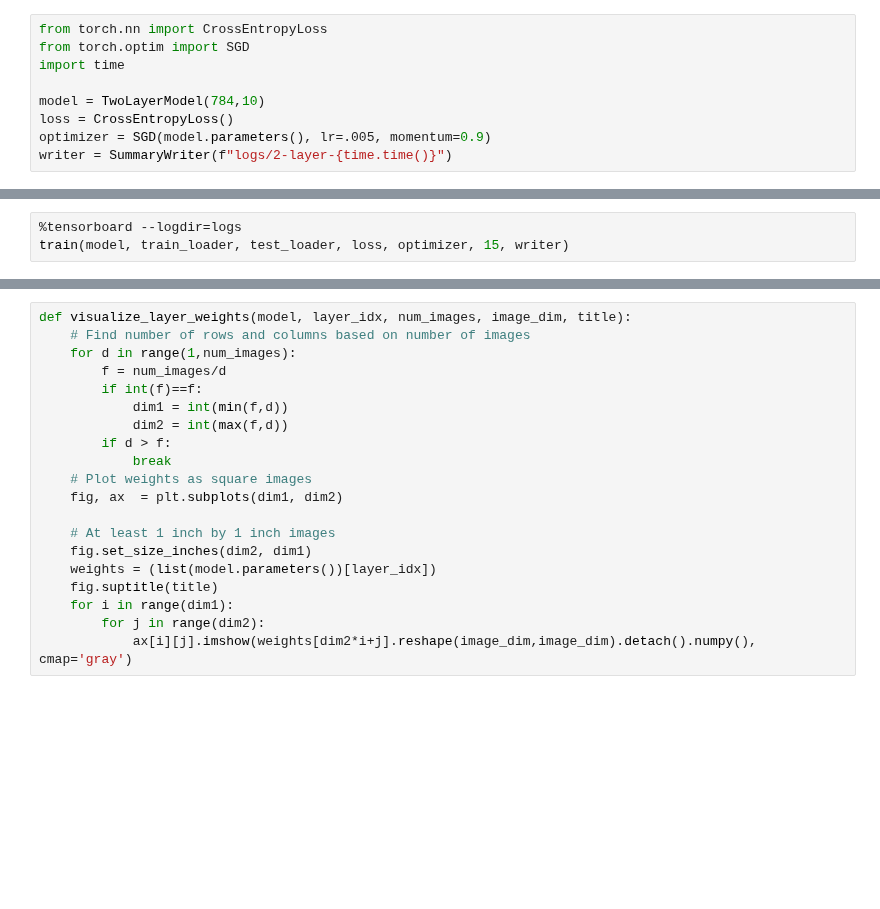
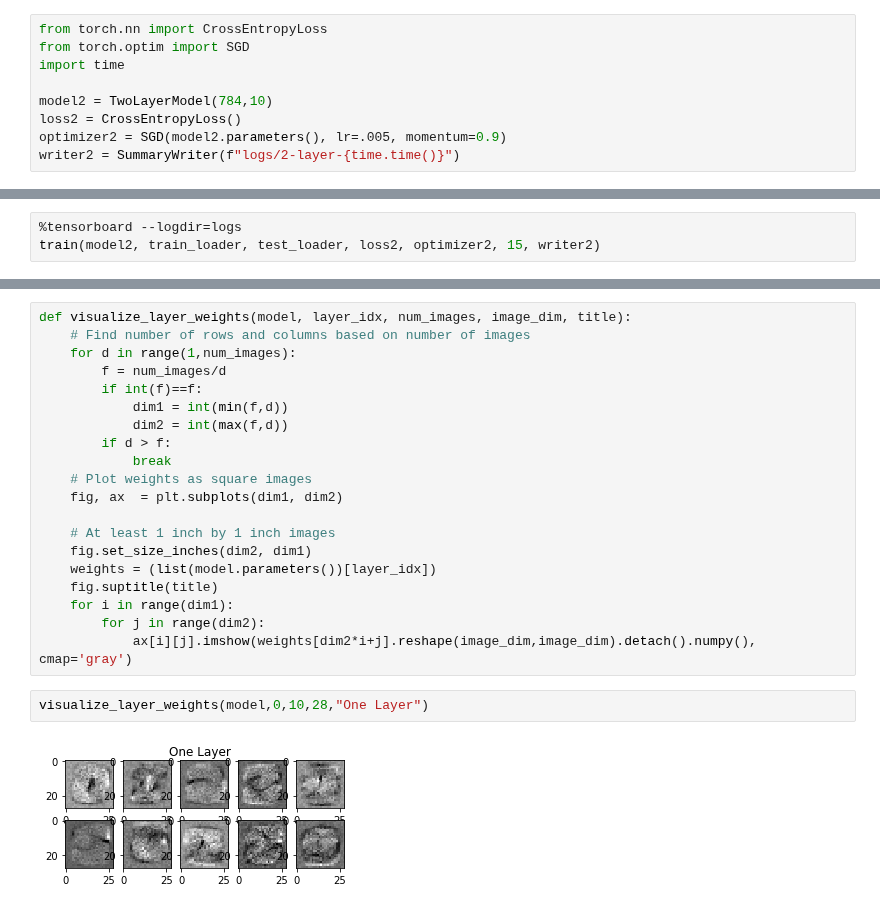
Before and after one commit to edgar971/cs-498-advanced-machine-learning, a Jupyter notebook: assignments/8-Artificial-Neural-Networks/hw.ipynb, the cells around one changed output, grey strips where cells are left out. Drawn from its saved outputs; the diff is of its cells as text; blank space fills up the shorter version.

```diff
--- a/assignments/8-Artificial-Neural-Networks/hw.ipynb
+++ b/assignments/8-Artificial-Neural-Networks/hw.ipynb
@@ -342,13 +342,13 @@ from torch.nn import CrossEntropyLoss
 from torch.optim import SGD
 import time
 
-model = TwoLayerModel(784,10)
-loss = CrossEntropyLoss()
-optimizer = SGD(model.parameters(), lr=.005, momentum=0.9)
-writer = SummaryWriter(f"logs/2-layer-{time.time()}")
+model2 = TwoLayerModel(784,10)
+loss2 = CrossEntropyLoss()
+optimizer2 = SGD(model2.parameters(), lr=.005, momentum=0.9)
+writer2 = SummaryWriter(f"logs/2-layer-{time.time()}")
 # %% [markdown]
 Call `train` on your two layer neural network.
 # %%
 %tensorboard --logdir=logs
-train(model, train_loader, test_loader, loss, optimizer, 15, writer)
+train(model2, train_loader, test_loader, loss2, optimizer2, 15, writer2)
 # %% [output]
@@ -390,3 +390,7 @@ def visualize_layer_weights(model, layer_idx, num_images, image_dim, title):
     for i in range(dim1):
         for j in range(dim2):
             ax[i][j].imshow(weights[dim2*i+j].reshape(image_dim,image_dim).detach().numpy(), cmap='gray')
+# %%
+visualize_layer_weights(model,0,10,28,"One Layer")
+# %% [output]
+[figure, added]
```
Also changed, not shown: parts of 6 cells of this notebook, 4 other files.
